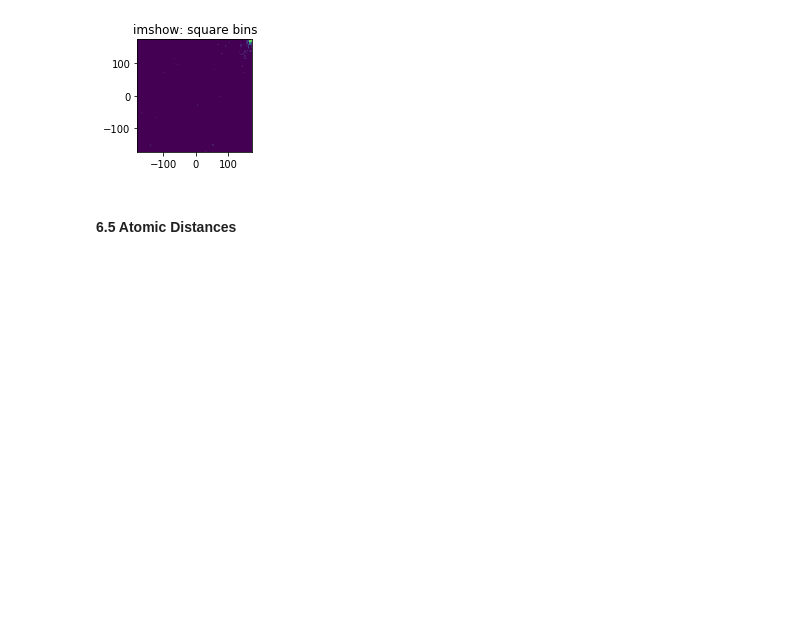
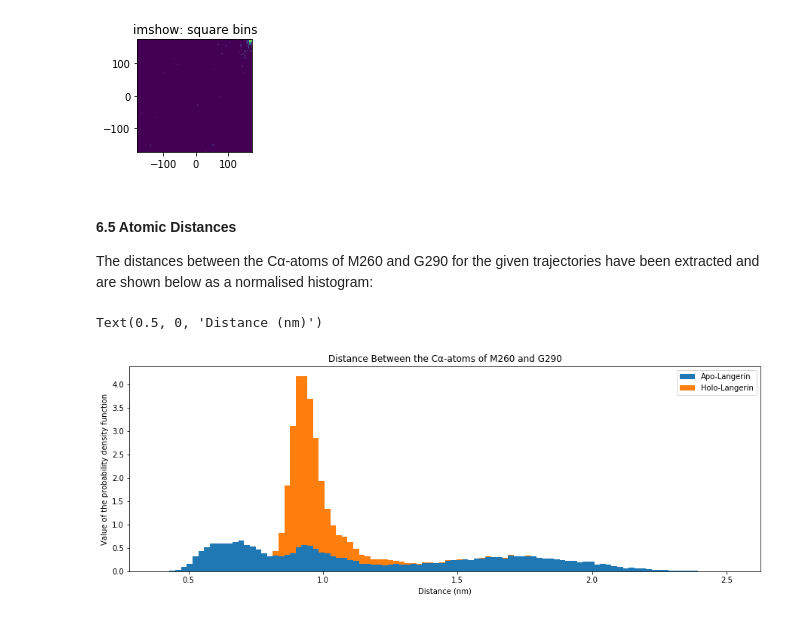
Before and after one commit to laifi/molecular-dynamics, a Jupyter notebook: e05/Exercise 5.ipynb, the cells around one changed output. Cells and saved outputs as stored; diff of their text form; code cells hidden in the pictures; blank space fills up the shorter version.

```diff
--- a/e05/Exercise 5.ipynb
+++ b/e05/Exercise 5.ipynb
@@ -143,5 +134,22 @@ Text(0.5, 0, 'Dihedral (degrees)')
 # %% [output]
 <matplotlib.image.AxesImage at 0x...>
 [figure]
-# %% [markdown]
-#### 6.5 Atomic Distances
+# %% [markdown]
+#### 6.5 Atomic Distances
+
+The distances between the Cα-atoms of M260 and G290 for the given trajectories have been extracted and are shown below as a normalised histogram:
+# %%
+x,y = np.loadtxt("mindistA.xvg", skiprows = 24, unpack=True)
+a,b = np.loadtxt("mindistB.xvg", skiprows =24, unpack = True)
+# %%
+np.histogram(y, density = True)
+np.histogram(b, density = True)
+fig = plt.figure(figsize=(15, 5))
+plt.hist([y,b], density = True, bins = 100, histtype = 'barstacked')
+plt.title('Distance Between the Cα-atoms of M260 and G290')
+plt.legend(['Apo-Langerin', 'Holo-Langerin'])
+plt.ylabel('Value of the probability density function')
+plt.xlabel('Distance (nm)')
+# %% [output]
+Text(0.5, 0, 'Distance (nm)')
+[figure, added]
```
Also changed, not shown: parts of 3 cells of this notebook.
